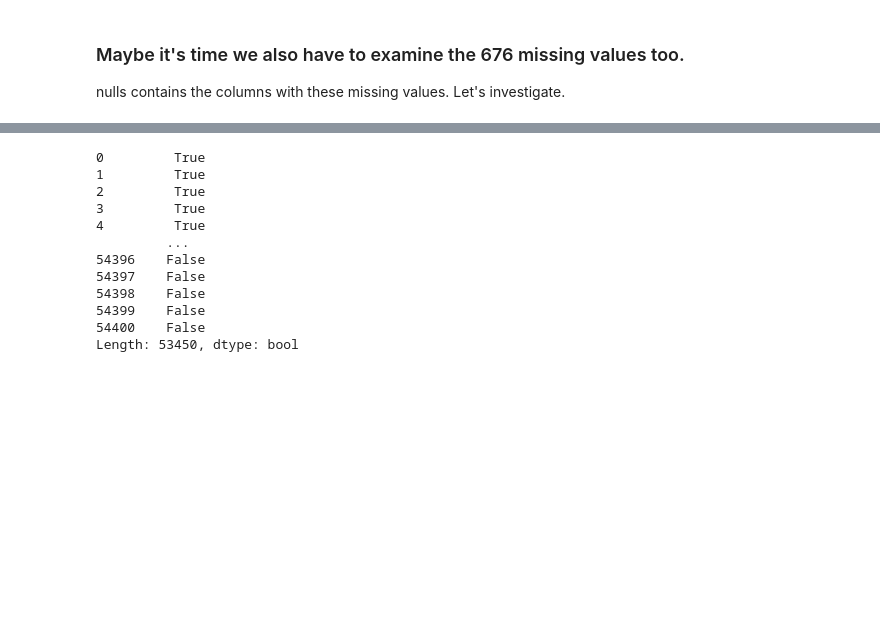
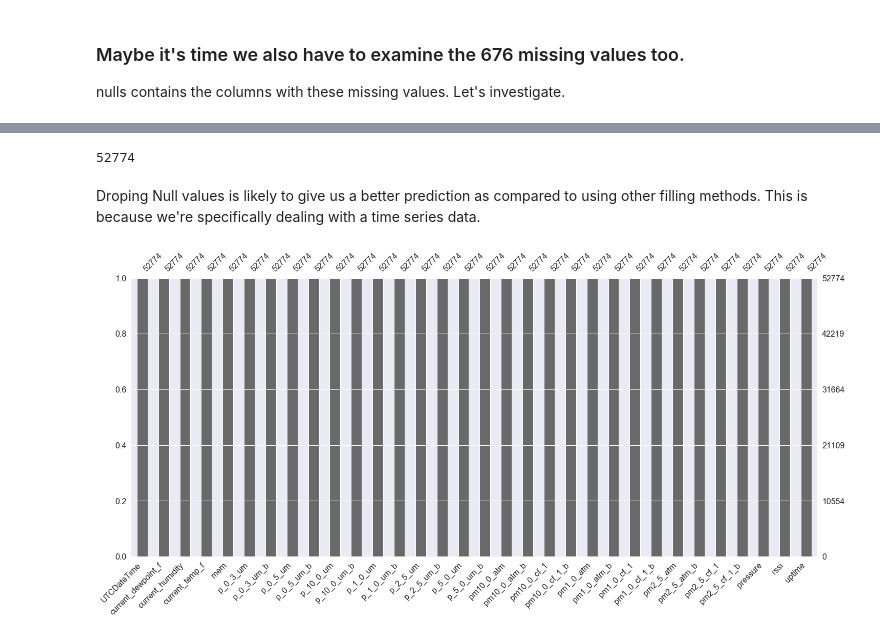
Before and after one commit to Rohianon/PurpleAirCaptsoneProject., a Jupyter notebook: Scripts/purleair.ipynb, the cells around one changed output, grey strips where cells are left out. Drawn from its saved outputs; the diff is of its cells as text; code cells hidden in the pictures; blank space fills up the shorter version.

```diff
--- a/Scripts/purleair.ipynb
+++ b/Scripts/purleair.ipynb
@@ -489,15 +505,8 @@ nulls
 # %%
-data.loc[:,nulls].isnull().all(axis=1)
+pd.set_option('display.max_rows', len(data))
+data = data[~data.loc[:,nulls].isnull().all(axis=1)]
+len(data)
 # %% [output]
-0         True
-1         True
-2         True
-3         True
-4         True
-         ...
-54396    False
-54397    False
-54398    False
-54399    False
-54400    False
-Length: 53450, dtype: bool
+52774
+# %% [markdown]
+Droping Null values is likely to give us a better prediction as compared to using other filling methods. This is because we're specifically dealing with a time series data.
@@ -503,0 +519,4 @@ Length: 53450, dtype: bool
+# %%
+msno.bar(data);
+# %% [output]
+[figure, added]
```
Also changed, not shown: parts of 28 cells of this notebook, 1 other file.
